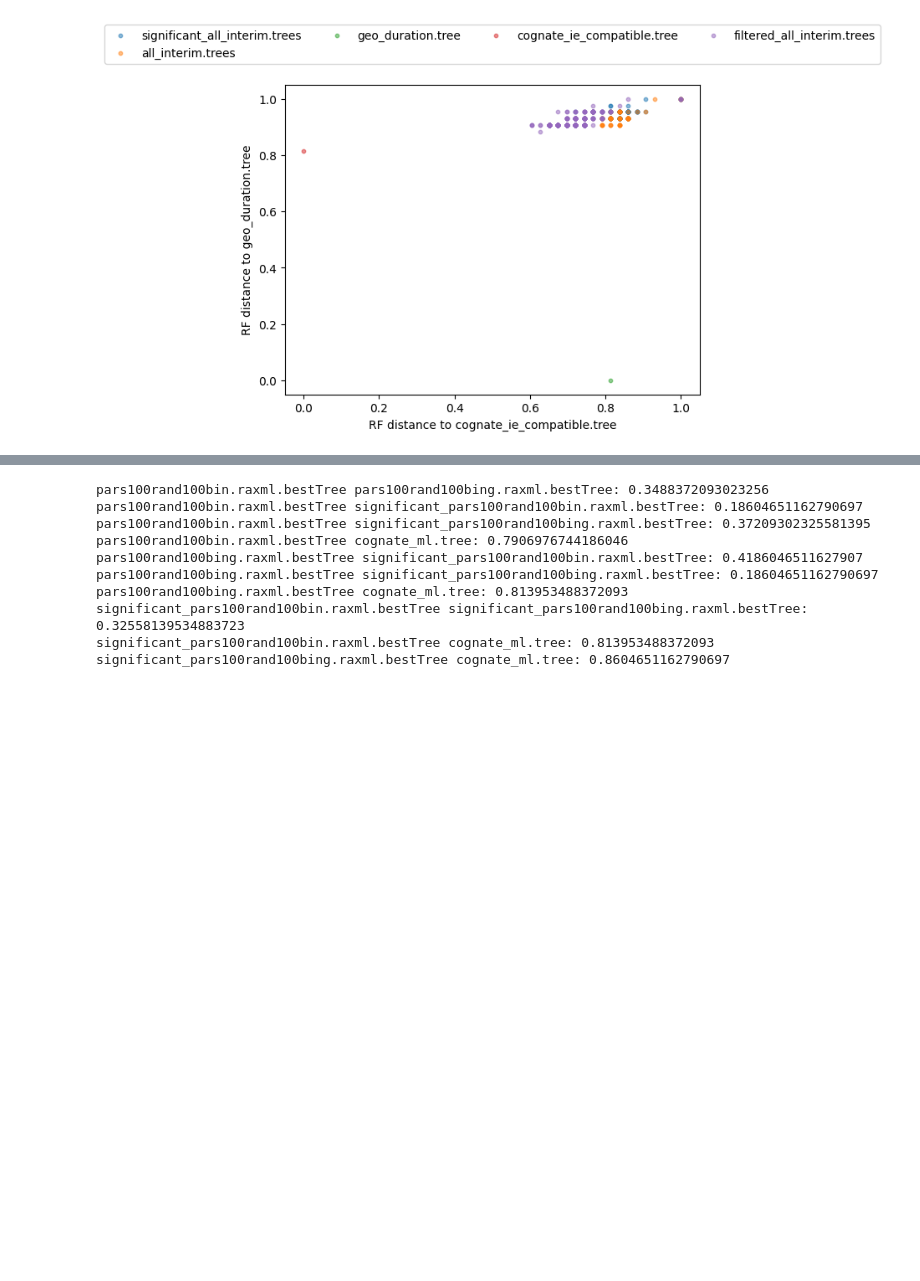
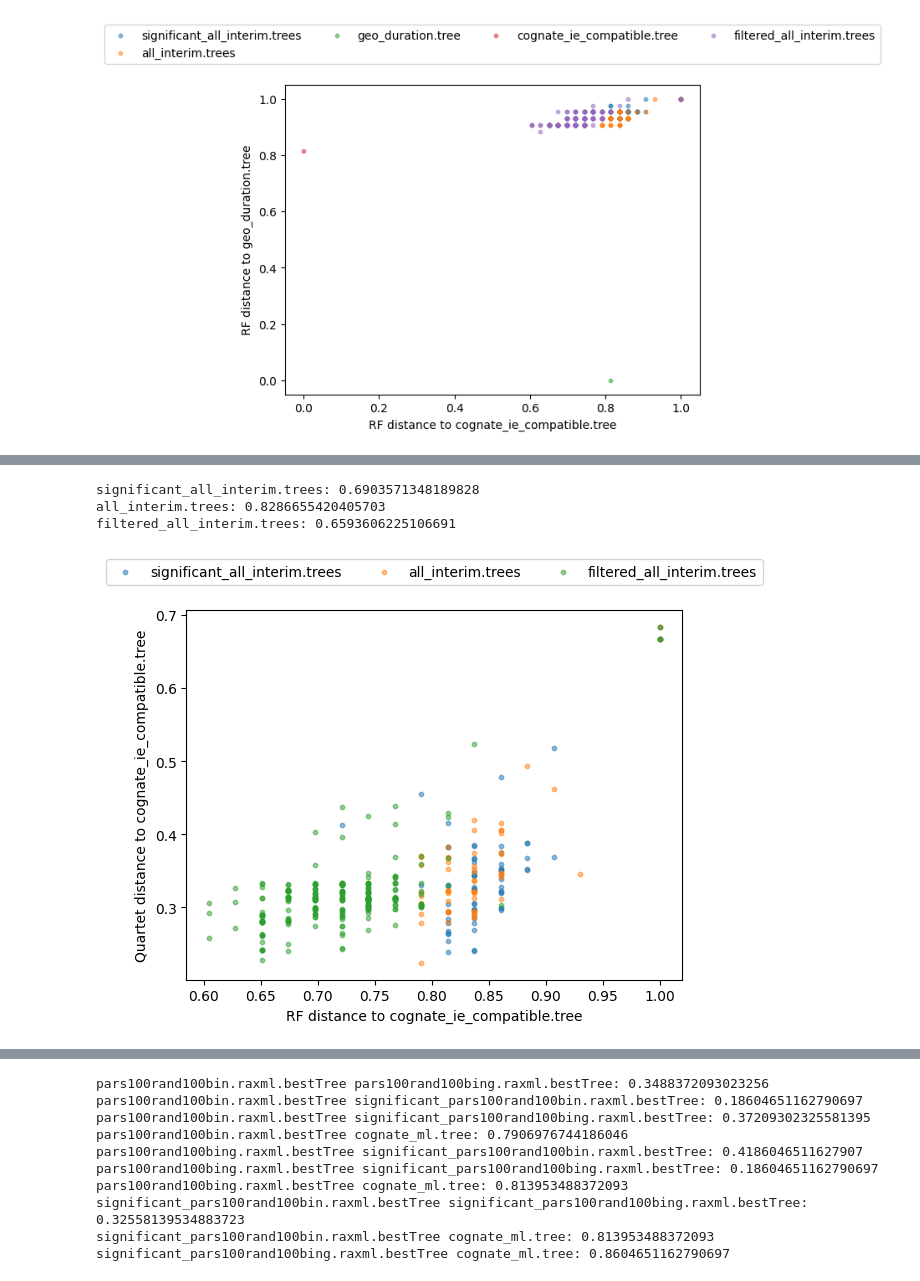
Before and after one commit to luisevonderwiese/mt_scripts, a Jupyter notebook: case_study_elena/TreeSpaceAnalysis.ipynb, the cells around one changed output, grey strips where cells are left out. Cells and saved outputs as stored; diff of their text form; code cells hidden in the pictures; blank space fills up the shorter version.

```diff
--- a/case_study_elena/TreeSpaceAnalysis.ipynb
+++ b/case_study_elena/TreeSpaceAnalysis.ipynb
@@ -597,3 +611,28 @@ likelihoods(["all.trees", "cognate_neighbors_90.trees", "all.trees", "sim_cog_al
+# %%
+import numpy as np
+def correlate_distances(tree_set_names, ref_tree_name):
+    fig, ax = plt.subplots()
+    plt.xlabel("RF distance to " + ref_tree_name)
+    plt.ylabel("Quartet distance to " + ref_tree_name)
+    i = 0
+    ref_tree = Tree(tree_dir + ref_tree_name)
+    for name in tree_set_names:
+        trees = read_trees_from_ete([name])
+        rfdists = rf_distances_ete(ref_tree, trees)
+        qdists = quartet_distances(ref_tree_name, trees)
+        print(name + ": " + str(np.corrcoef(rfdists, qdists)[0,1]))
+        plt.scatter(rfdists, qdists, s=10, label=name,alpha=0.5)
+        i = i+1
+    ax.legend(loc='lower center', bbox_to_anchor=(0.5, 1.05), ncol=min(len(tree_set_names), 4))
+    plt.show()
+
+correlate_distances(["significant_all_interim.trees","all_interim.trees", "filtered_all_interim.trees"],
+                       cognate_tree_name)
+# %% [output]
+significant_all_interim.trees: 0.6903571348189828
+all_interim.trees: 0.8286655420405703
+filtered_all_interim.trees: 0.6593606225106691
+[figure, added]
 # %%
 def distances_to_ref_tree(prefix, ref_tree_name, model):
     if model == "BIN":
```
Also changed, not shown: parts of 6 cells of this notebook.
